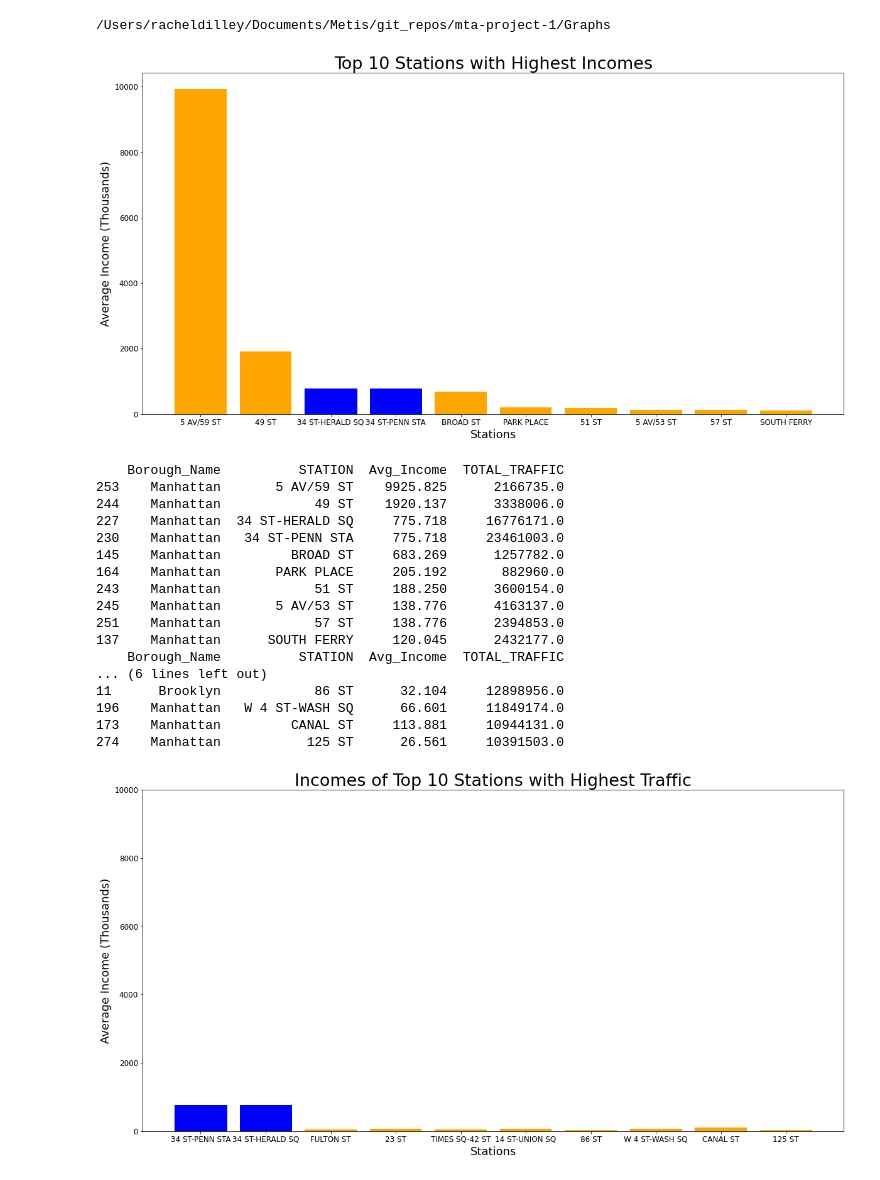
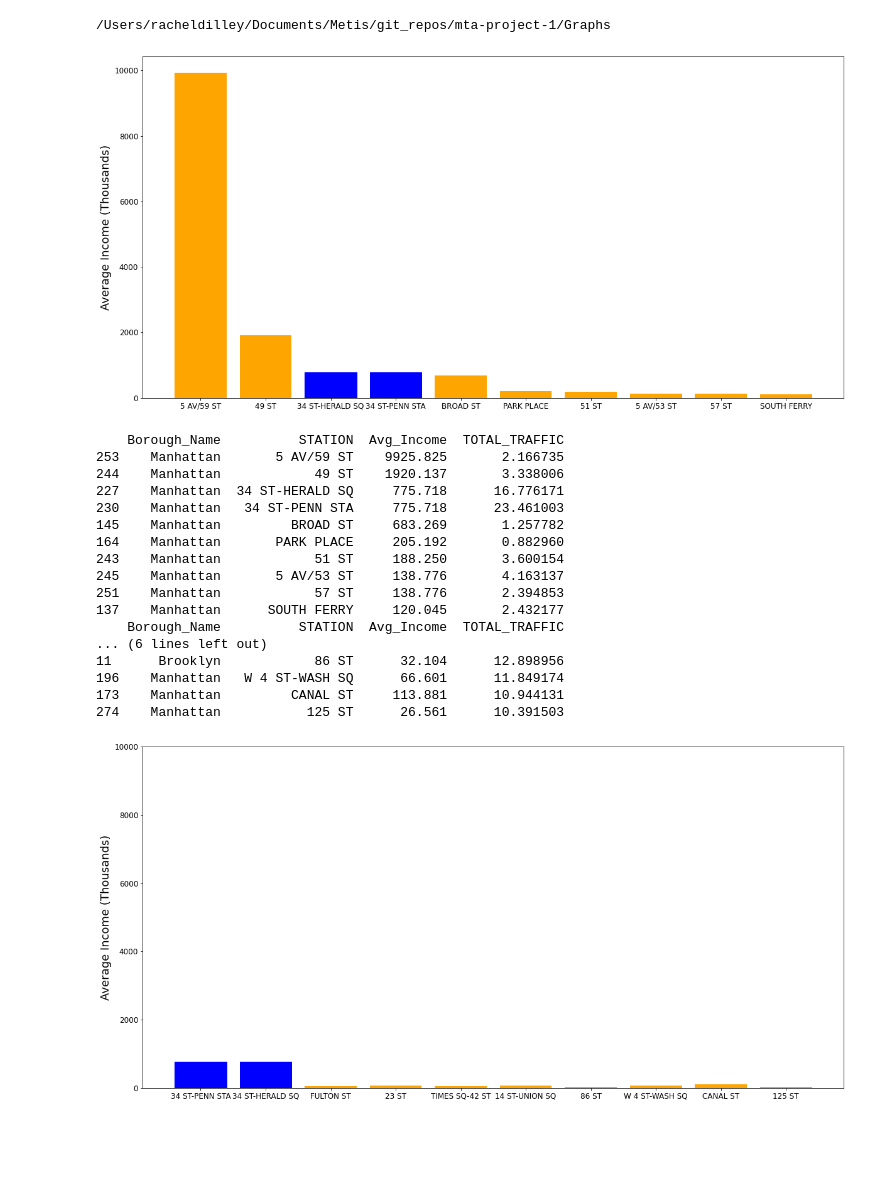
Before and after one commit to racheldilley1/mta-project-1, a Jupyter notebook: Proj2.ipynb, the cells around one changed output. Saved outputs shown, nothing was run; the diff lists cells and outputs as text; code cells hidden in the pictures; blank space fills up the shorter version.

Commit message:
updated graphs

```diff
--- a/Proj2.ipynb
+++ b/Proj2.ipynb
@@ -475,57 +475,59 @@ cd Graphs
 # %%
 plt.rcParams['font.size']= 12
 top_station_income_df = station_income_df[['Borough_Name','STATION','Avg_Income', 'TOTAL_TRAFFIC']].head(10)
 top_station_income_df['Avg_Income'] = top_station_income_df['Avg_Income']/1000
+top_station_income_df['TOTAL_TRAFFIC'] = top_station_income_df['TOTAL_TRAFFIC']/1000000
 #top_station_income_df.duplicated(subset=['STATION'])
 #print(top_station_income_df[top_station_income_df['STATION']==True])
 #print(top_station_income_df[top_station_income_df['STATION']=='34 ST-PENN STA'])
 #plt.rcParams["figure.figsize"] = (8, 4)
 top_inc_bar = plt.bar(top_station_income_df['STATION'], top_station_income_df['Avg_Income'], color='orange')
-plt.xlabel("Stations", fontsize=18)
+#plt.xlabel("Stations", fontsize=18)
 plt.ylabel("Average Income (Thousands)",fontsize=18)
 #plt.title("Top 10 Stations with Highest Incomes",fontsize=27)
 top_inc_bar[3].set_color('b')
 top_inc_bar[2].set_color('b')
 plt.savefig('top10_inc_bar.png', dpi=300)
 plt.show()
 # %% [output]
-[figure, old version]
+[figure, new version]
 # %%
 top_traffic_stations_df = station_income_df.copy()
 top_traffic_stations_df = top_traffic_stations_df[['Borough_Name','STATION','Avg_Income', 'TOTAL_TRAFFIC']]
 top_traffic_stations_df.sort_values('TOTAL_TRAFFIC', ascending=False, inplace=True)
 top_traffic_stations_df['Avg_Income'] = top_traffic_stations_df['Avg_Income']/1000
+top_traffic_stations_df['TOTAL_TRAFFIC'] = top_traffic_stations_df['TOTAL_TRAFFIC']/1000000
 top_traffic_stations_df = top_traffic_stations_df.head(10)
 print(top_station_income_df )
 print(top_traffic_stations_df )
 # %% [output]
     Borough_Name          STATION  Avg_Income  TOTAL_TRAFFIC
-253    Manhattan       5 AV/59 ST    9925.825      2166735.0
-244    Manhattan            49 ST    1920.137      3338006.0
-227    Manhattan  34 ST-HERALD SQ     775.718     16776171.0
-230    Manhattan   34 ST-PENN STA     775.718     23461003.0
-145    Manhattan         BROAD ST     683.269      1257782.0
-164    Manhattan       PARK PLACE     205.192       882960.0
-243    Manhattan            51 ST     188.250      3600154.0
-245    Manhattan       5 AV/53 ST     138.776      4163137.0
-251    Manhattan            57 ST     138.776      2394853.0
-137    Manhattan      SOUTH FERRY     120.045      2432177.0
+253    Manhattan       5 AV/59 ST    9925.825       2.166735
+244    Manhattan            49 ST    1920.137       3.338006
+227    Manhattan  34 ST-HERALD SQ     775.718      16.776171
+230    Manhattan   34 ST-PENN STA     775.718      23.461003
+145    Manhattan         BROAD ST     683.269       1.257782
+164    Manhattan       PARK PLACE     205.192       0.882960
+243    Manhattan            51 ST     188.250       3.600154
+245    Manhattan       5 AV/53 ST     138.776       4.163137
+251    Manhattan            57 ST     138.776       2.394853
+137    Manhattan      SOUTH FERRY     120.045       2.432177
     Borough_Name          STATION  Avg_Income  TOTAL_TRAFFIC
 ... (6 lines left out)
-11      Brooklyn            86 ST      32.104     12898956.0
-196    Manhattan   W 4 ST-WASH SQ      66.601     11849174.0
-173    Manhattan         CANAL ST     113.881     10944131.0
-274    Manhattan           125 ST      26.561     10391503.0
+11      Brooklyn            86 ST      32.104      12.898956
+196    Manhattan   W 4 ST-WASH SQ      66.601      11.849174
+173    Manhattan         CANAL ST     113.881      10.944131
+274    Manhattan           125 ST      26.561      10.391503
 # %%
 top_traf_inc_bar = plt.bar(top_traffic_stations_df['STATION'], top_traffic_stations_df['Avg_Income'],color='orange')
-plt.xlabel("Stations",fontsize=18)
+#plt.xlabel("Stations",fontsize=18)
 plt.ylabel("Average Income (Thousands)",fontsize=18)
-plt.title("Incomes of Top 10 Stations with Highest Traffic",fontsize=27)
+#plt.title("Incomes of Top 10 Stations with Highest Traffic",fontsize=27)
 plt.ylim(0, 10000)
 top_traf_inc_bar[0].set_color('b')
 top_traf_inc_bar[1].set_color('b')
 plt.savefig('top10_inc_traf_bar.png', dpi=300)
 # %% [output]
-[figure, old version]
+[figure, new version]
 # %%
 top_traf_bar = plt.bar(top_traffic_stations_df['STATION'], top_traffic_stations_df['TOTAL_TRAFFIC'],color='purple')
```
Also changed, not shown: parts of 2 cells of this notebook, 2 other files.
